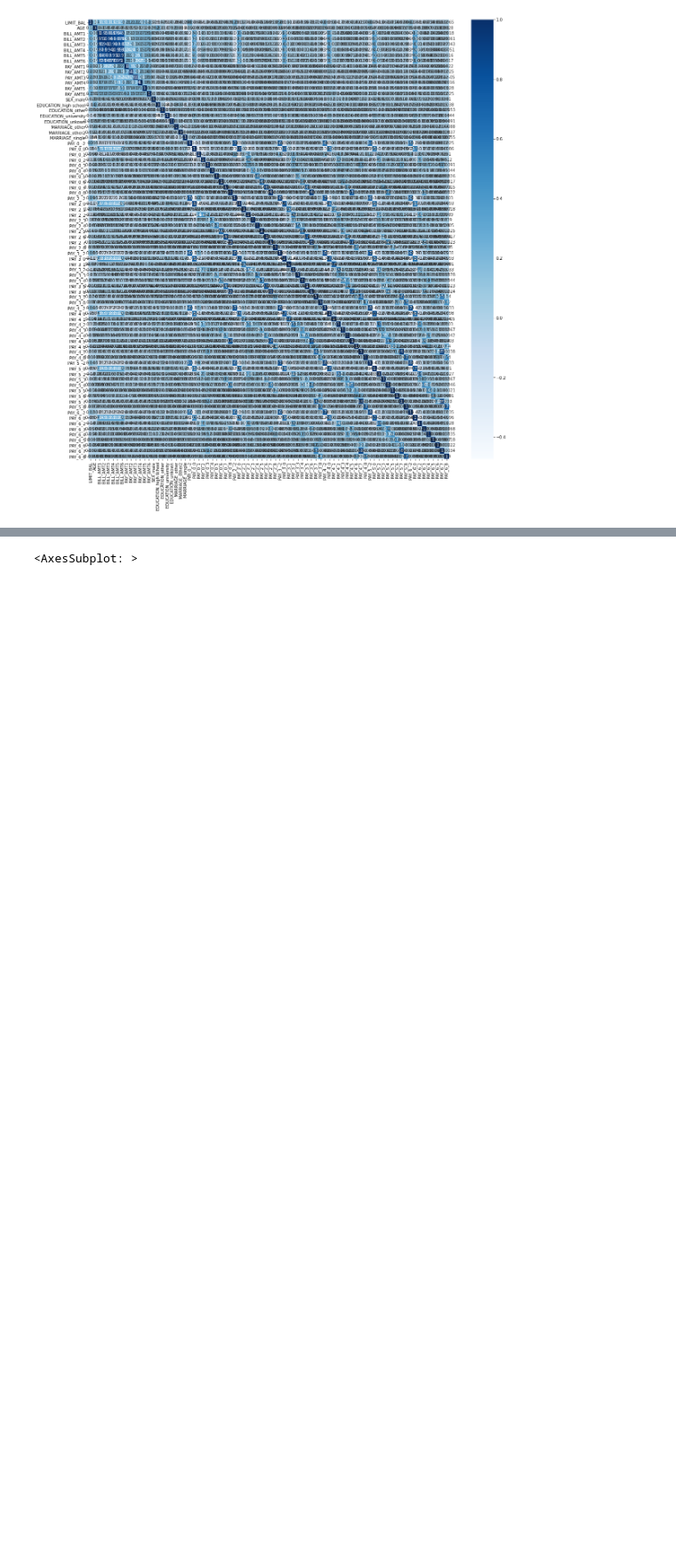
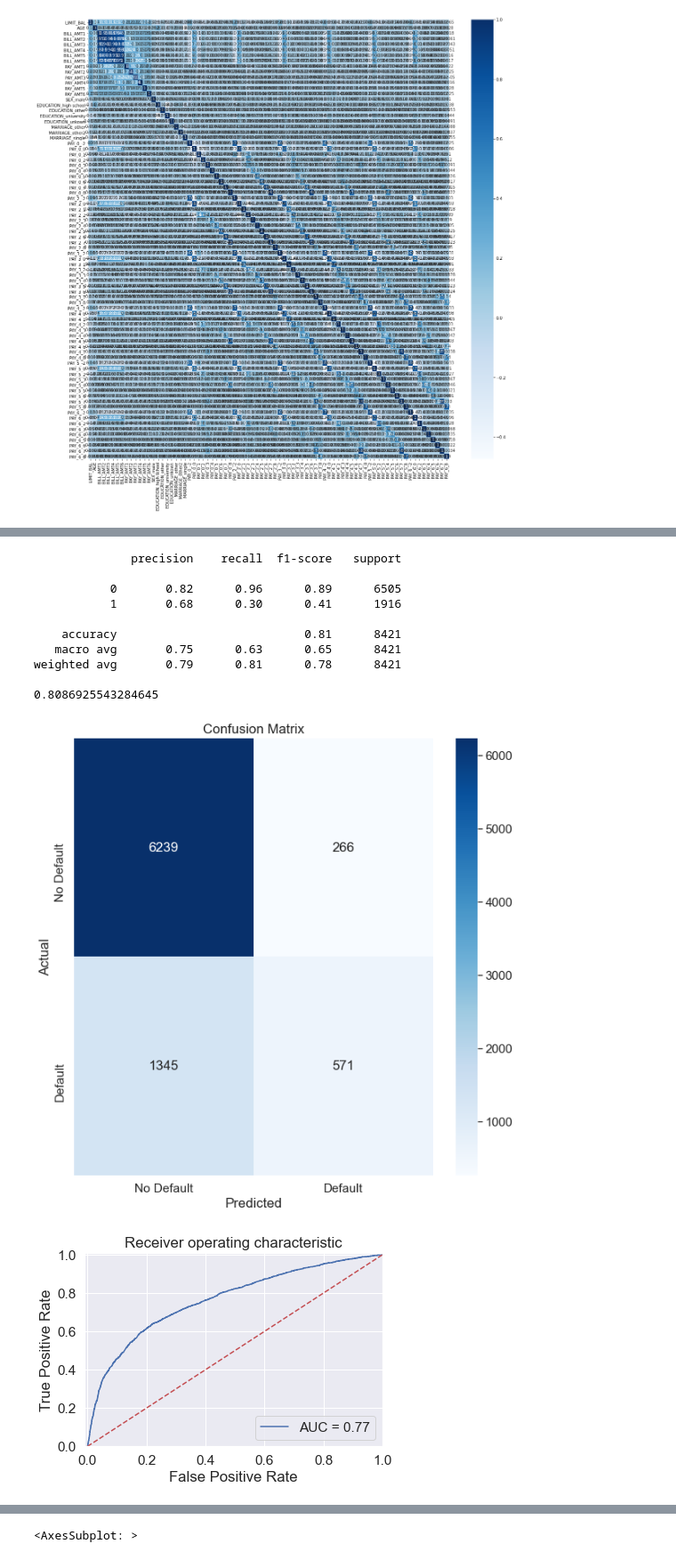
Before and after one commit to VedanshiShah7/Machine-Learning-In-Finance, a Jupyter notebook: final-mini-project1.ipynb, the cells around one changed output, grey strips where cells are left out. Shown at 89% size. Drawn from its saved outputs; the diff is of its cells as text; code cells hidden in the pictures; blank space fills up the shorter version.

```diff
--- a/final-mini-project1.ipynb
+++ b/final-mini-project1.ipynb
@@ -260,2 +288,19 @@ weighted avg       0.79      0.81      0.79      8421
 [figure]
 [figure]
+# %%
+classifier = AdaBoostClassifier(n_estimators=100, random_state=0)
+model_ADA = classifier.fit(X_train_scaled, y_train)
+main(y_test, model_ADA)
+# %% [output]
+              precision    recall  f1-score   support
+
+           0       0.82      0.96      0.89      6505
+           1       0.68      0.30      0.41      1916
+
+    accuracy                           0.81      8421
+   macro avg       0.75      0.63      0.65      8421
+weighted avg       0.79      0.81      0.78      8421
+
+0.8086925543284645
+[figure, added]
+[figure, added]
```
Also changed, not shown: parts of 12 cells of this notebook.
